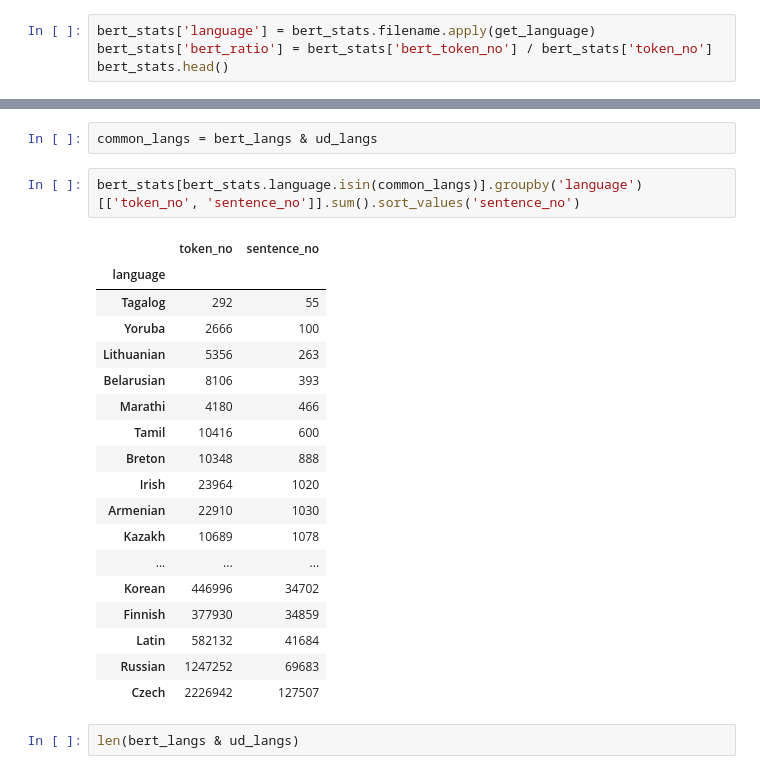
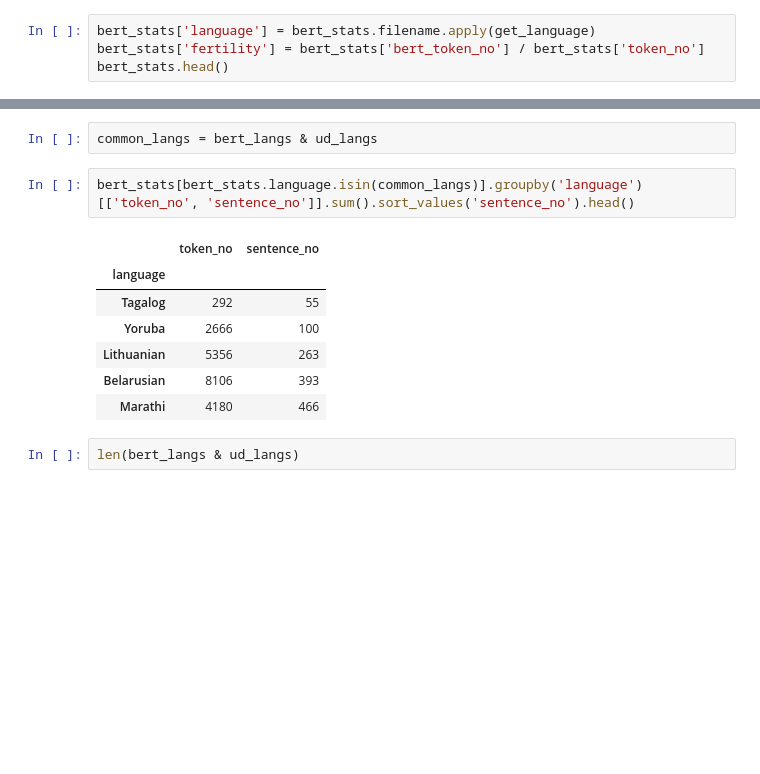
Before and after one commit to juditacs/snippets, a Jupyter notebook: deep_learning/bert_vocab_stats/bert_vocab_stats.ipynb, the cells around one changed output, grey strips where cells are left out. Cells and saved outputs as stored; diff of their text form; blank space fills up the shorter version.

```diff
--- a/deep_learning/bert_vocab_stats/bert_vocab_stats.ipynb
+++ b/deep_learning/bert_vocab_stats/bert_vocab_stats.ipynb
@@ -344,6 +344,6 @@ def get_language(filename):
     return lang
 # %%
 bert_stats['language'] = bert_stats.filename.apply(get_language)
-bert_stats['bert_ratio'] = bert_stats['bert_token_no'] / bert_stats['token_no']
+bert_stats['fertility'] = bert_stats['bert_token_no'] / bert_stats['token_no']
 bert_stats.head()
 # %% [output]
@@ -360,26 +360,15 @@ ud_langs = set(bert_stats.language.unique())
 # %%
 common_langs = bert_langs & ud_langs
 # %%
-bert_stats[bert_stats.language.isin(common_langs)].groupby('language')[['token_no', 'sentence_no']].sum().sort_values('sentence_no')
+bert_stats[bert_stats.language.isin(common_langs)].groupby('language')[['token_no', 'sentence_no']].sum().sort_values('sentence_no').head()
 # %% [output]
 |  | token_no | sentence_no |
 | language |  |  |
 | Tagalog | 292 | 55 |
 | Yoruba | 2666 | 100 |
 | Lithuanian | 5356 | 263 |
 | Belarusian | 8106 | 393 |
 | Marathi | 4180 | 466 |
-| Tamil | 10416 | 600 |
-| Breton | 10348 | 888 |
-| Irish | 23964 | 1020 |
-| Armenian | 22910 | 1030 |
-| Kazakh | 10689 | 1078 |
-| ... | ... | ... |
-| Korean | 446996 | 34702 |
-| Finnish | 377930 | 34859 |
-| Latin | 582132 | 41684 |
-| Russian | 1247252 | 69683 |
-| Czech | 2226942 | 127507 |
 # %%
 len(bert_langs & ud_langs)
 # %% [output]
```
Also changed, not shown: parts of 13 cells of this notebook, 2 other files.
